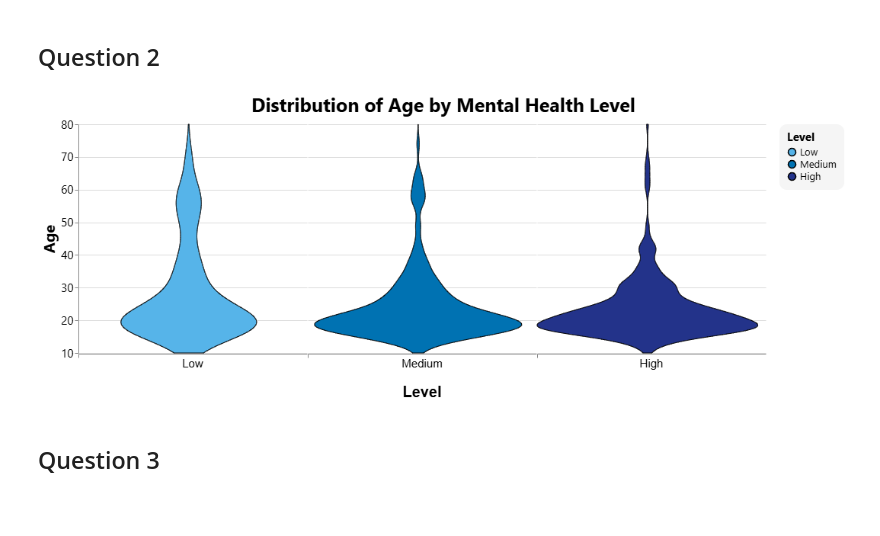
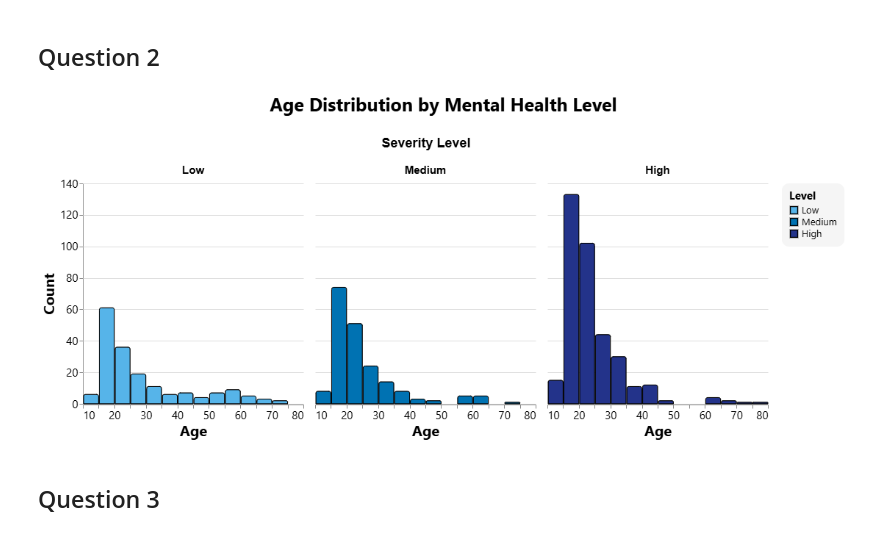
Before and after one commit to ubc-dsci320-2024w2/project-team_fabfour, a Jupyter notebook: ungraded/Final_charts_Allison.ipynb, the cells around one changed output. Drawn from its saved outputs; the diff is of its cells as text; code cells hidden in the pictures; blank space fills up the shorter version.

```diff
--- a/ungraded/Final_charts_Allison.ipynb
+++ b/ungraded/Final_charts_Allison.ipynb
@@ -316,7 +433,7 @@ violin_2 = alt.Chart(mental_health_long).add_params(
 )
-# %%
-violin_2
-# %% [output]
-[figure, removed]
+# %%
+histogram_2
+# %% [output]
+[figure, added]
 # %% [markdown]
 ## Question 3
```
Also changed, not shown: parts of 15 cells of this notebook, 15 other files.
